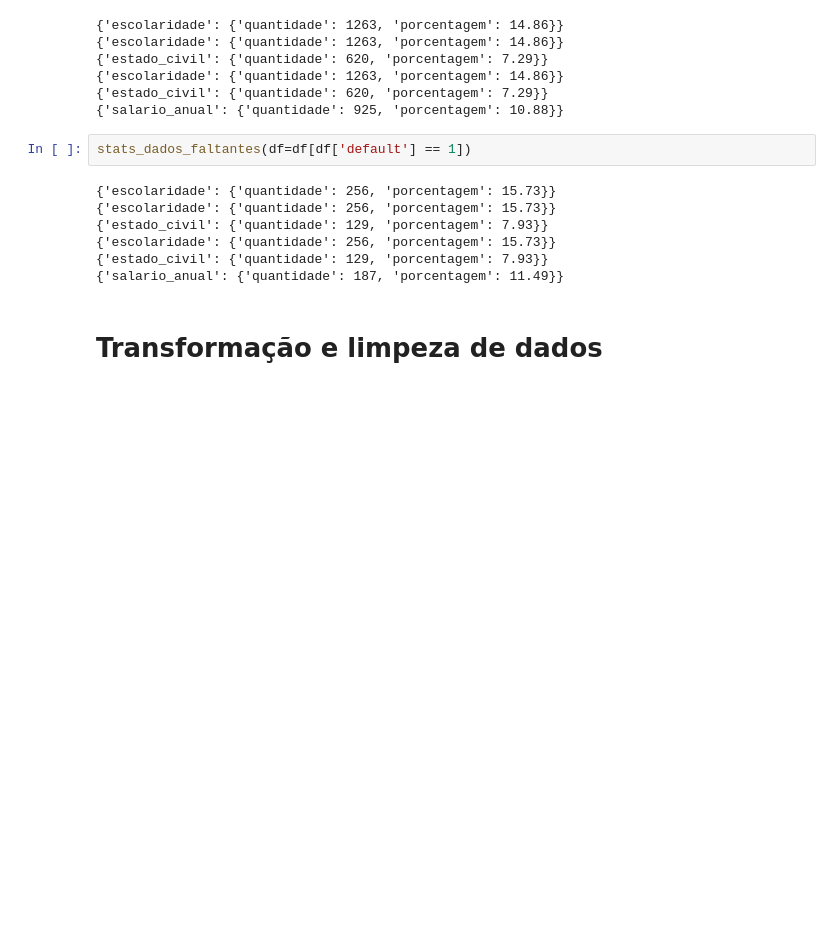
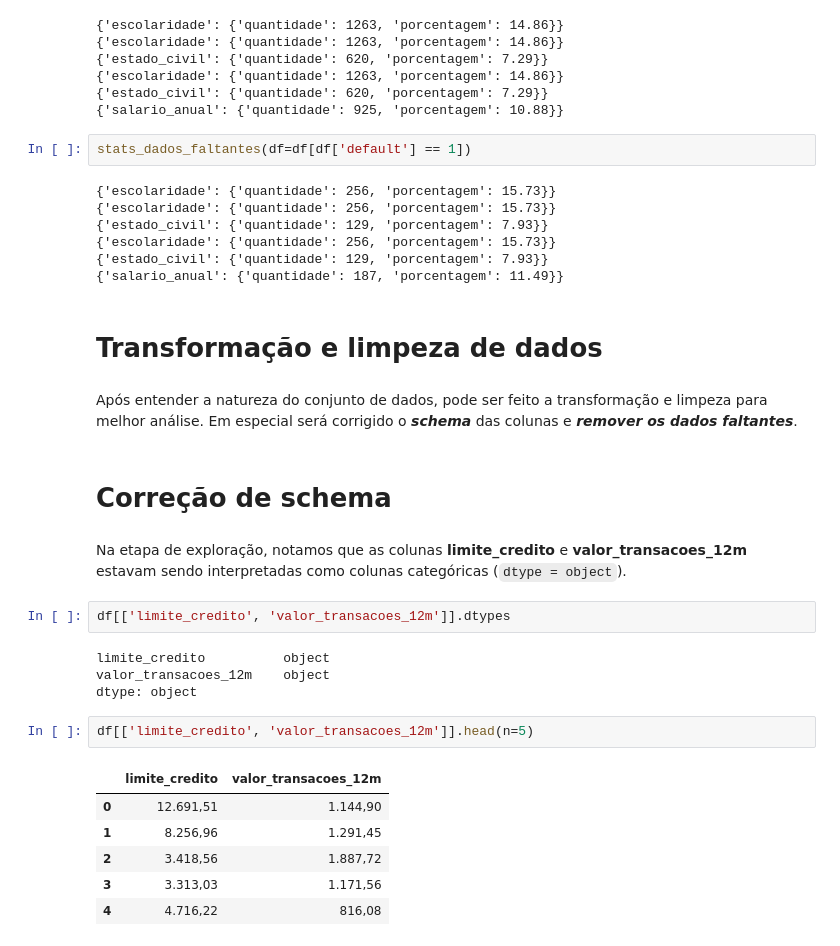
Before and after one commit to narcisonascimento/ebac-python-projeto-final, a Jupyter notebook: ebac-python-projeto-final.ipynb, the cells around one changed output. Saved outputs shown, nothing was run; the diff lists cells and outputs as text; blank space fills up the shorter version.

```diff
--- a/ebac-python-projeto-final.ipynb
+++ b/ebac-python-projeto-final.ipynb
@@ -215,3 +217,24 @@ stats_dados_faltantes(df=df[df['default'] == 1])
 {'salario_anual': {'quantidade': 187, 'porcentagem': 11.49}}
 # %% [markdown]
 # **Transformação e limpeza de dados**
+# %% [markdown]
+Após entender a natureza do conjunto de dados, pode ser feito a transformação e limpeza para melhor análise. Em especial será corrigido o ***schema*** das colunas e ***remover os dados faltantes***.
+# %% [markdown]
+# **Correção de schema**
+# %% [markdown]
+Na etapa de exploração, notamos que as colunas **limite_credito** e **valor_transacoes_12m** estavam sendo interpretadas como colunas categóricas (`dtype = object`).
+# %%
+df[['limite_credito', 'valor_transacoes_12m']].dtypes
+# %% [output]
+limite_credito          object
+valor_transacoes_12m    object
+dtype: object
+# %%
+df[['limite_credito', 'valor_transacoes_12m']].head(n=5)
+# %% [output]
+|  | limite_credito | valor_transacoes_12m |
+| 0 | 12.691,51 | 1.144,90 |
+| 1 | 8.256,96 | 1.291,45 |
+| 2 | 3.418,56 | 1.887,72 |
+| 3 | 3.313,03 | 1.171,56 |
+| 4 | 4.716,22 | 816,08 |
```
Also changed, not shown: parts of 2 cells of this notebook.
